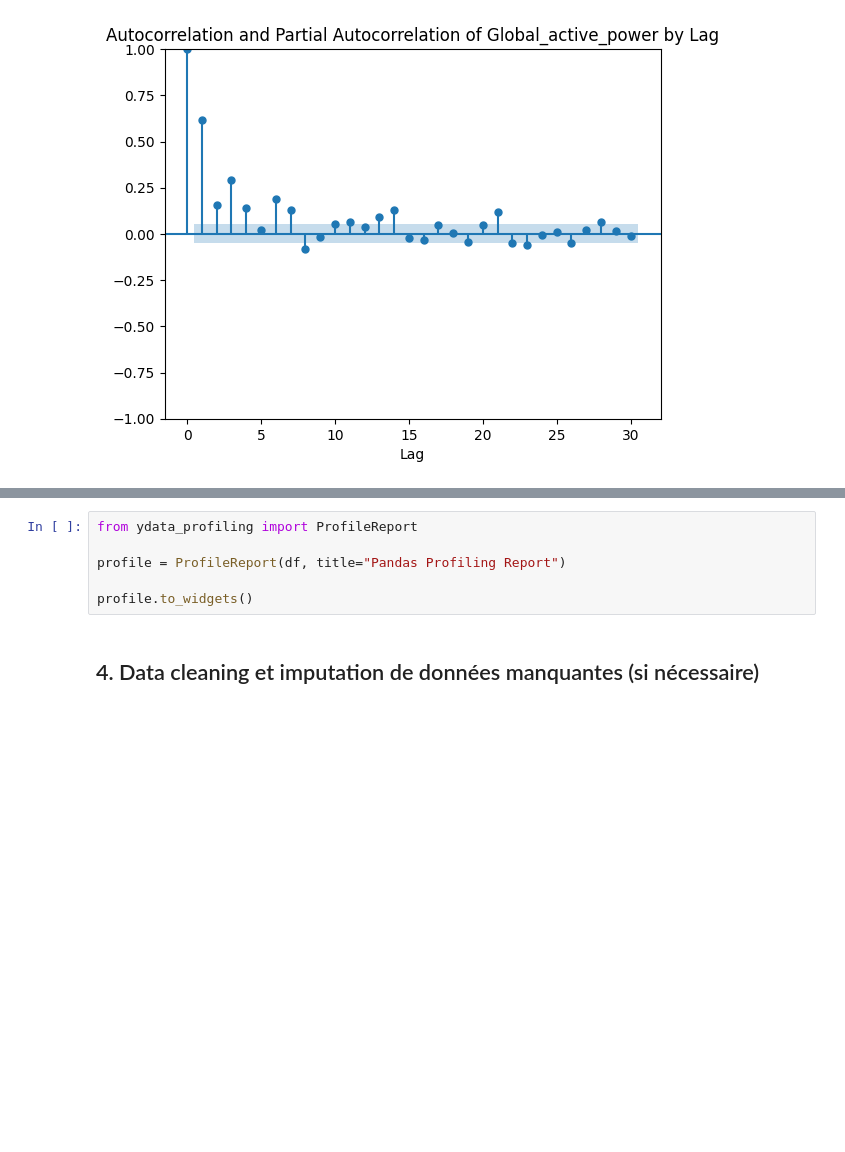
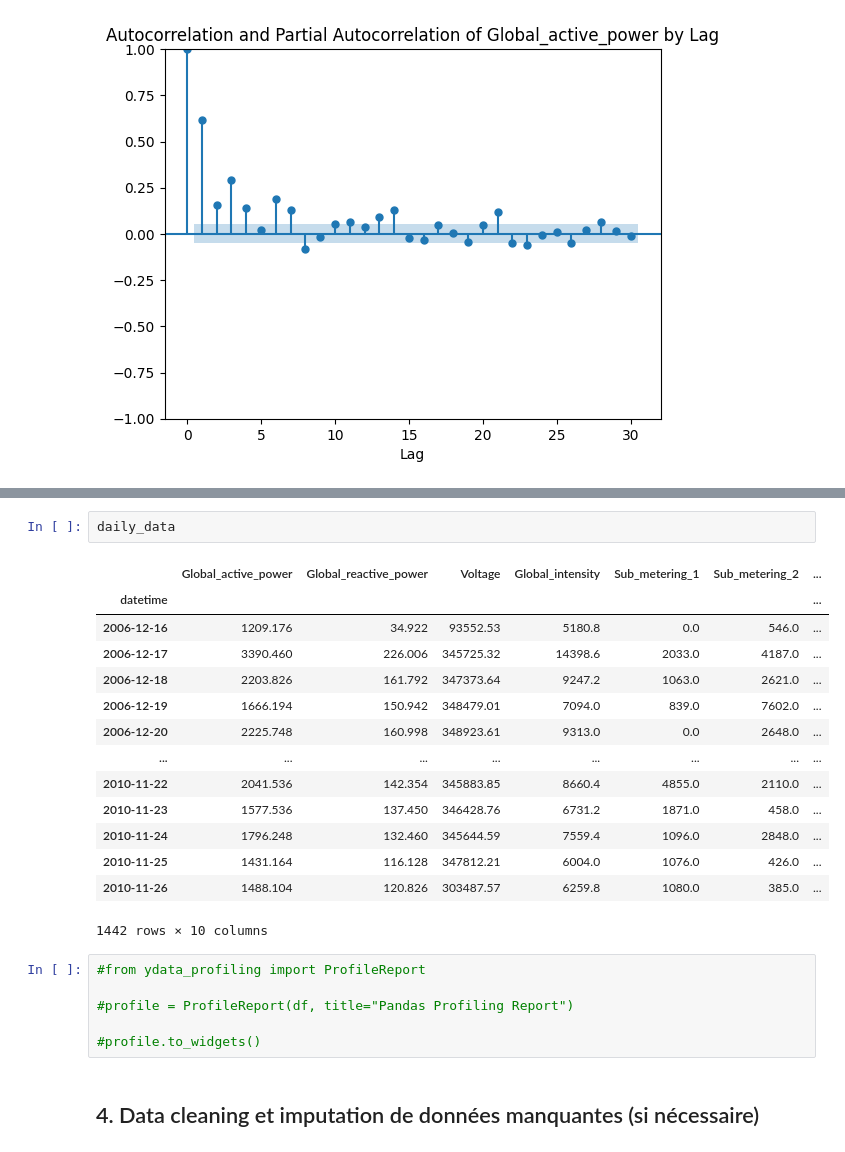
Before and after one commit to sarrabenyahia/ML-DL-time-series, a Jupyter notebook: src/notebook.ipynb, the cells around one changed output, grey strips where cells are left out. Cells and saved outputs as stored; diff of their text form; blank space fills up the shorter version.

```diff
--- a/src/notebook.ipynb
+++ b/src/notebook.ipynb
@@ -178,9 +184,26 @@ dataplot_daily.plot_acf_pacf(TARGET)
+# %%
+daily_data
+# %% [output]
+|  | Global_active_power | Global_reactive_power | Voltage | Global_intensity | Sub_metering_1 | Sub_metering_2 | ... |
+| datetime |  |  |  |  |  |  | ... |
+| 2006-12-16 | 1209.176 | 34.922 | 93552.53 | 5180.8 | 0.0 | 546.0 | ... |
+| 2006-12-17 | 3390.460 | 226.006 | 345725.32 | 14398.6 | 2033.0 | 4187.0 | ... |
+| 2006-12-18 | 2203.826 | 161.792 | 347373.64 | 9247.2 | 1063.0 | 2621.0 | ... |
+| 2006-12-19 | 1666.194 | 150.942 | 348479.01 | 7094.0 | 839.0 | 7602.0 | ... |
+| 2006-12-20 | 2225.748 | 160.998 | 348923.61 | 9313.0 | 0.0 | 2648.0 | ... |
+| ... | ... | ... | ... | ... | ... | ... | ... |
+| 2010-11-22 | 2041.536 | 142.354 | 345883.85 | 8660.4 | 4855.0 | 2110.0 | ... |
+| 2010-11-23 | 1577.536 | 137.450 | 346428.76 | 6731.2 | 1871.0 | 458.0 | ... |
+| 2010-11-24 | 1796.248 | 132.460 | 345644.59 | 7559.4 | 1096.0 | 2848.0 | ... |
+| 2010-11-25 | 1431.164 | 116.128 | 347812.21 | 6004.0 | 1076.0 | 426.0 | ... |
+| 2010-11-26 | 1488.104 | 120.826 | 303487.57 | 6259.8 | 1080.0 | 385.0 | ... |
+1442 rows × 10 columns
 # %%
-from ydata_profiling import ProfileReport
+#from ydata_profiling import ProfileReport
 
-profile = ProfileReport(df, title="Pandas Profiling Report")
+#profile = ProfileReport(df, title="Pandas Profiling Report")
 
-profile.to_widgets()
+#profile.to_widgets()
 # %% [markdown]
 ## 4. Data cleaning et imputation de données manquantes (si nécessaire)
 # %% [markdown]
```
Also changed, not shown: parts of 1 cell of this notebook, 1 other file.
